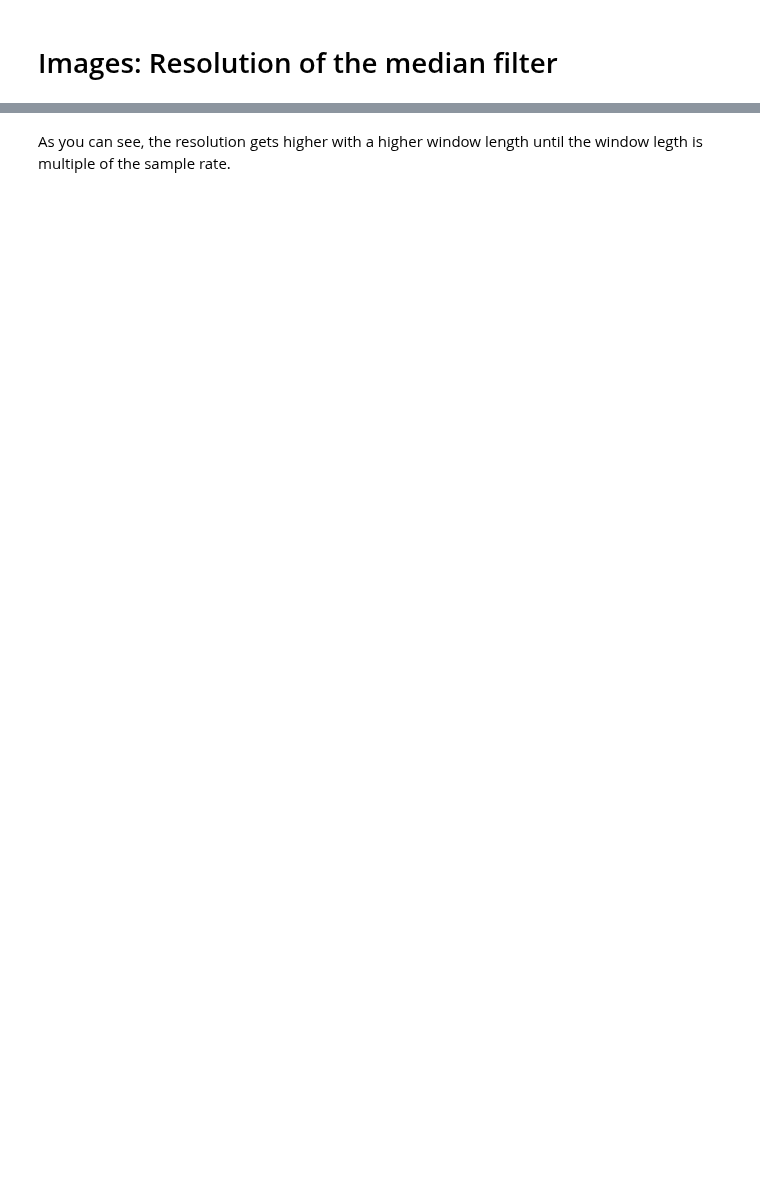
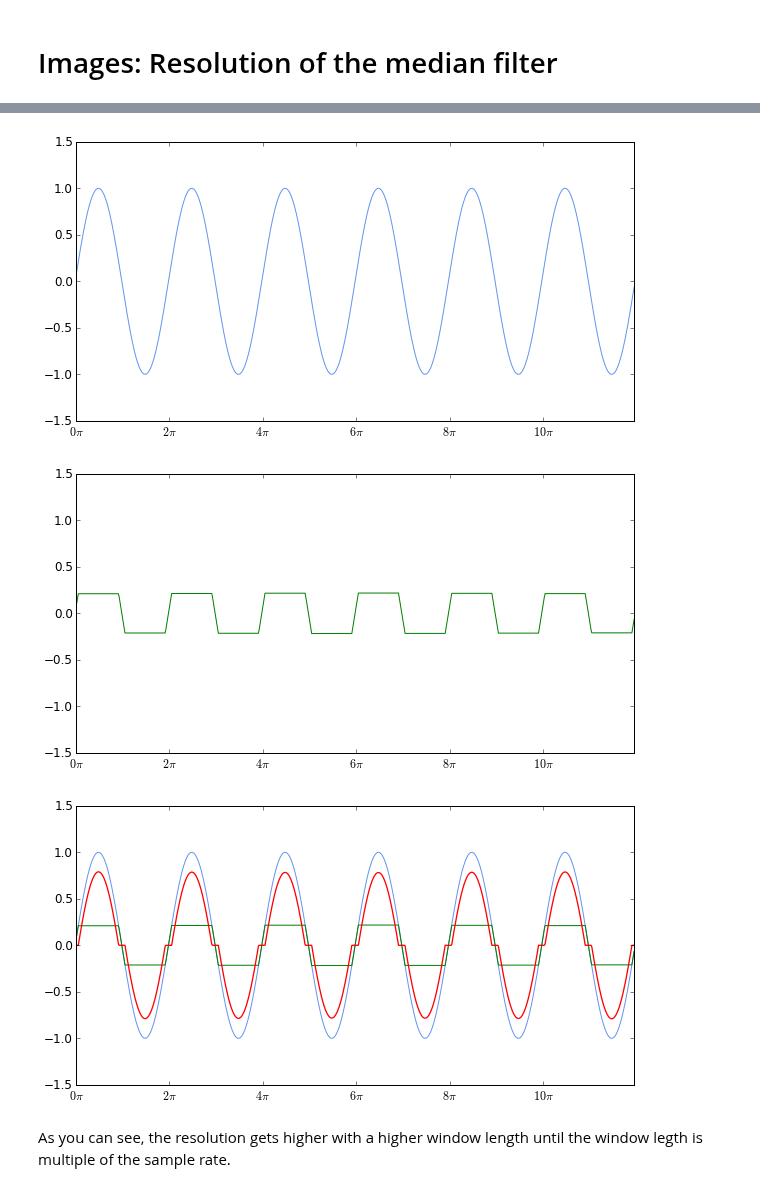
Before and after one commit to ktakagaki/kt-2015-DSPHandsOn, a Jupyter notebook: MedianFilter/Python/04. Summaries/Resolution of the median filter.ipynb, the cells around one changed output, grey strips where cells are left out. Drawn from its saved outputs; the diff is of its cells as text; code cells hidden in the pictures; blank space fills up the shorter version.

```diff
--- a/MedianFilter/Python/04. Summaries/Resolution of the median filter.ipynb
+++ b/MedianFilter/Python/04. Summaries/Resolution of the median filter.ipynb
@@ -36,3 +62,41 @@ plt.savefig('Basic behavior.png',dpi=300)
+# %%
+samples = 16*128
+waveNumber = 16
+time = np.linspace(0, 2, samples)
+data = np.sin(np.pi*time*waveNumber)
+data = data[128*5+1: -128*5-1]
+data_filtered = medfilt(data,111)
+
+
+plt.figure(1)
+parameters()
+
+plt.plot(data, color = "cornflowerblue")
+axes = plt.gca()
+axes.set_ylim([-1.5,1.5])
+plt.savefig('1.jpg', dpi = 600, format = 'jpeg')
+
+plt.figure(2)
+parameters()
+axes = plt.gca()
+axes.set_ylim([-1.5,1.5])
+plt.plot(data_filtered, color = 'g')
+plt.savefig('2.jpg', dpi = 600, format = 'jpeg')
+
+
+
+plt.figure(3)
+parameters()
+axes = plt.gca()
+axes.set_ylim([-1.5,1.5])
+plt.plot(data, color = "cornflowerblue")
+plt.plot(data_filtered, color = 'g')
+plt.plot(data-data_filtered, color = 'r', lw = 1.3)
+plt.savefig('3.jpg', dpi = 600, format = 'jpeg')
+# %% [output]
+[figure, added]
+[figure, added]
+[figure, added]
 # %% [markdown]
 As you can see, the resolution gets higher with a higher window length until the window legth is multiple of the sample rate.
 # %%
```
Also changed, not shown: parts of 6 cells of this notebook, 5 other files.
